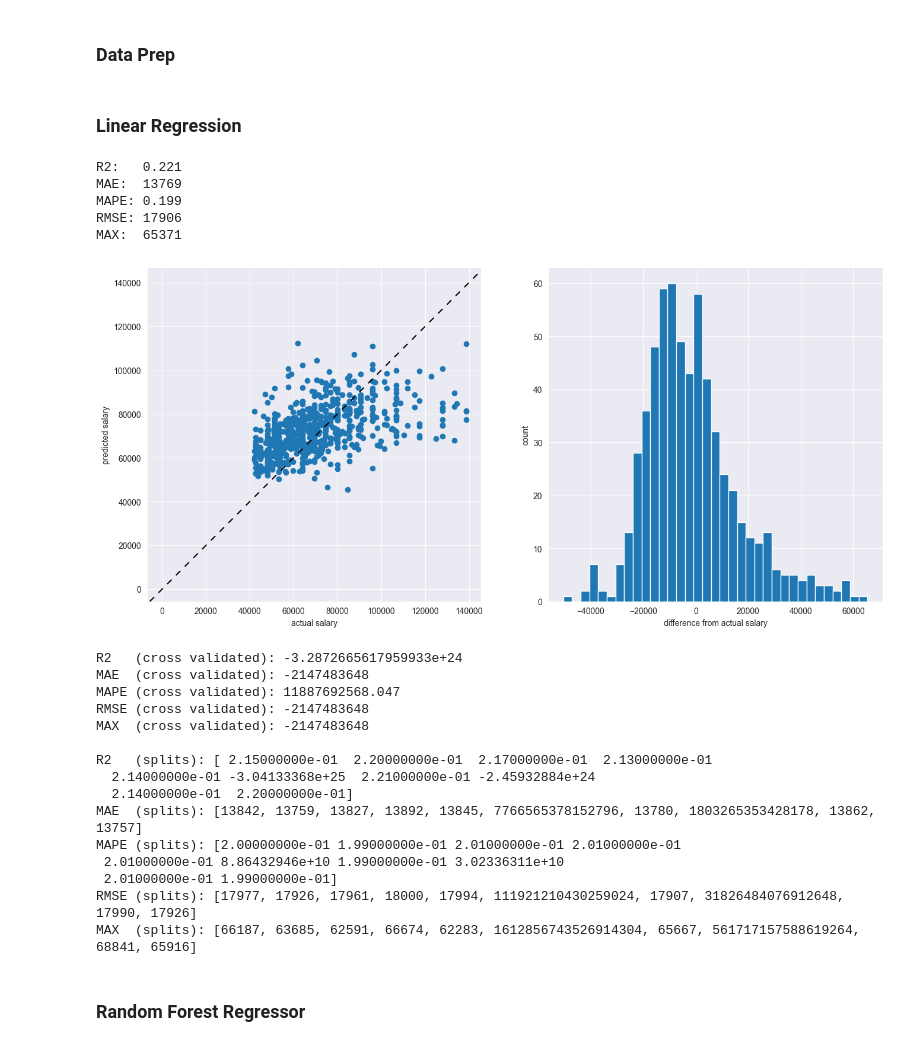
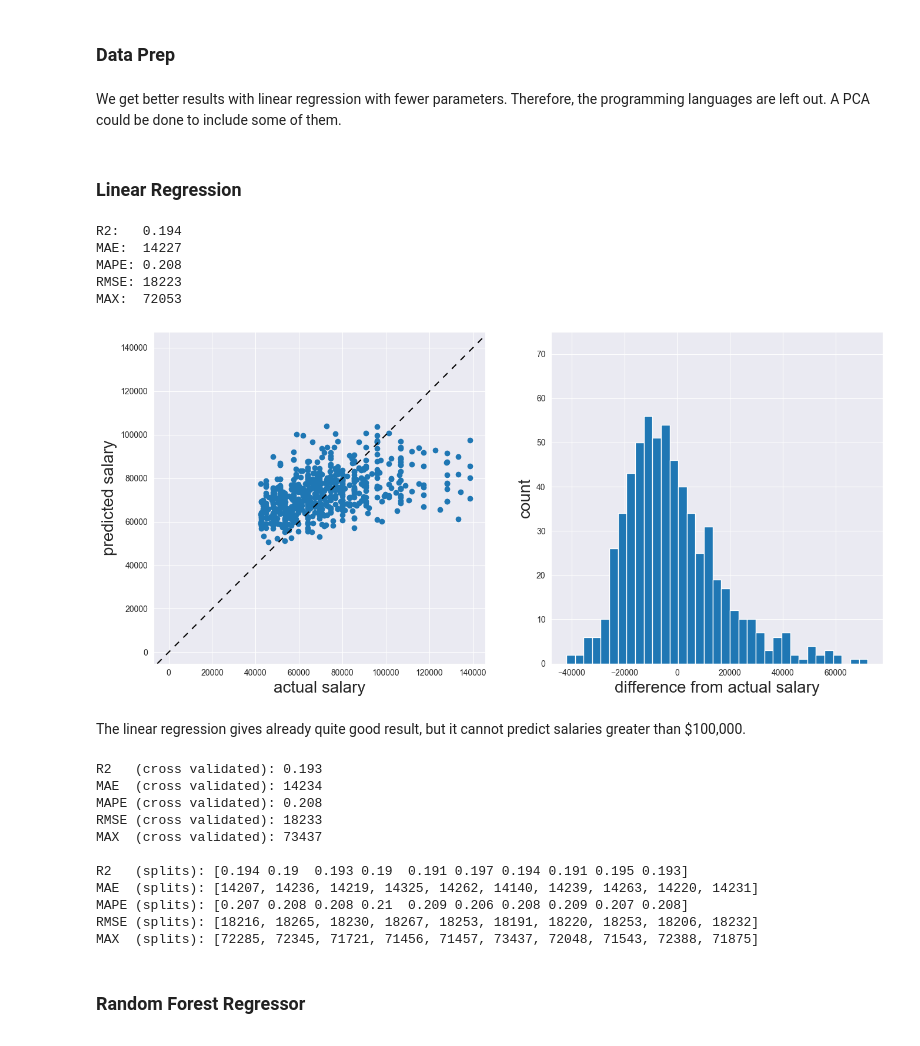
Before and after one commit to LucaF171/DataLiteracyProject, a Jupyter notebook: lin_regression.ipynb, the cells around one changed output. Saved outputs shown, nothing was run; the diff lists cells and outputs as text; code cells hidden in the pictures.

```diff
--- a/lin_regression.ipynb
+++ b/lin_regression.ipynb
@@ -42,12 +42,13 @@ def calc_scores(estimators, x_test, y_test) -> (list, list, list, list, list):
 # %% [markdown]
 ### Data Prep
 # %%
-# selected_features = ['YearsCode', 'OrgSize','Bachelor’s degree', 'Doctoral degree', 'Master’s degree','Primary school', 'Professional degree', 'Secondary school','University courses', 'in-person', 'remote']
-selected_features = ['YearsCodePro', 'OrgSize', 'Age','Bachelor’s degree', 'Doctoral degree', 'Master’s degree','Primary school', 'Professional degree', 'Secondary school','University courses', 'in-person', 'remote', 'APL', 'Assembly','Bash/Shell', 'C', 'C#', 'C++', 'COBOL', 'Clojure', 'Crystal', 'Dart','Delphi', 'Elixir', 'Erlang', 'F#', 'Fortran', 'Go', 'Groovy','HTML/CSS', 'Haskell', 'Java', 'JavaScript', 'Julia', 'Kotlin', 'LISP','Lua', 'MATLAB', 'OCaml', 'Objective-C', 'PHP', 'Perl', 'PowerShell','Python', 'R', 'Ruby', 'Rust', 'SAS', 'SQL', 'Scala', 'Solidity','Swift', 'TypeScript', 'VBA']
+selected_features = ['YearsCode', 'OrgSize', 'Age', 'Bachelor’s degree', 'Doctoral degree', 'Master’s degree','Primary school', 'Professional degree', 'Secondary school','University courses', 'in-person', 'remote']
+# selected_features = ['YearsCodePro', 'OrgSize', 'Age','Bachelor’s degree', 'Doctoral degree', 'Master’s degree','Primary school', 'Professional degree', 'Secondary school','University courses', 'in-person', 'remote', 'APL', 'Assembly','Bash/Shell', 'C', 'C#', 'C++', 'COBOL', 'Clojure', 'Crystal', 'Dart','Delphi', 'Elixir', 'Erlang', 'F#', 'Fortran', 'Go', 'Groovy','HTML/CSS', 'Haskell', 'Java', 'JavaScript', 'Julia', 'Kotlin', 'LISP','Lua', 'MATLAB', 'OCaml', 'Objective-C', 'PHP', 'Perl', 'PowerShell','Python', 'R', 'Ruby', 'Rust', 'SAS', 'SQL', 'Scala', 'Solidity','Swift', 'TypeScript', 'VBA']
 
 x = df_ger[selected_features]
 y = df_ger['Salary']
 
+# MinMax Scaler is needed that the features have the same range of values and therefore the coefficients can be interpreted
 # scaler = MinMaxScaler(feature_range=(0,1))
 scaler = StandardScaler()
 scaler.fit(x)
@@ -55,39 +56,49 @@ x = pd.DataFrame(scaler.transform(x), index=x.index, columns=x.columns)
 
 x_train, x_test, y_train, y_test = train_test_split(x, y, test_size=0.3, random_state=1000)
 folds = KFold(n_splits=10, shuffle=True, random_state=100)
+# %% [markdown]
+We get better results with linear regression with fewer parameters. Therefore, the programming languages are left out. A PCA could be done to include some of them.
 # %% [markdown]
 ### Linear Regression
 # %%
 lm = LinearRegression()
 lm.fit(x_train, y_train)
 prediction_linear = lm.predict(x_test)
 
 r2_scores, mae_scores, mape_scores, rmse_scores, max_scores = calc_scores([lm], x_test, y_test)
 print('R2:  ', np.round(np.mean(r2_scores), 3))
 print('MAE: ', np.mean(mae_scores).astype(int))
 print('MAPE:', np.round(np.mean(mape_scores), 3))
 print('RMSE:', np.mean(rmse_scores).astype(int))
 print('MAX: ', np.max(max_scores).astype(int))
 
 _, axs = plt.subplots(nrows=1, ncols=2, figsize=(16, 8))
 axs[0].scatter(x=y_test, y=prediction_linear)
 axs[0].axline((0, 0), slope=1, color="black", linestyle=(0, (5, 5)))
 axs[0].axis('square')
 axs[0].set(xlabel="actual salary", ylabel="predicted salary")
 axs[1].set(xlabel="difference from actual salary", ylabel="count")
 axs[1].hist((y_test-prediction_linear), bins=35)
+axs[1].set_ylim(ymax=75)
 
 axs[0].set_aspect(np.diff(axs[0].get_xlim())[0] / np.diff(axs[0].get_ylim())[0])
 axs[1].set_aspect(np.diff(axs[1].get_xlim())[0] / np.diff(axs[1].get_ylim())[0])
 
+axs[0].xaxis.label.set_size(20)
+axs[0].yaxis.label.set_size(20)
+axs[1].xaxis.label.set_size(20)
+axs[1].yaxis.label.set_size(20)
+
 plt.show()
 # %% [output]
-R2:   0.221
-MAE:  13769
-MAPE: 0.199
-RMSE: 17906
-MAX:  65371
+R2:   0.194
+MAE:  14227
+MAPE: 0.208
+RMSE: 18223
+MAX:  72053
-[figure, old version]
+[figure, new version]
+# %% [markdown]
+The linear regression gives already quite good result, but it cannot predict salaries greater than $100,000.
 # %%
 lm_cv = LinearRegression()
 estimators = cross_validate(lm_cv, x_train, y_train, cv=folds, return_estimator=True)['estimator']
@@ -103,21 +114,17 @@ print('MAPE (splits):', np.round(mape_scores, 3))
 print('RMSE (splits):', list(map(round, rmse_scores)))
 print('MAX  (splits):', list(map(round, max_scores)))
 # %% [output]
-R2   (cross validated): -3.2872665617959933e+24
-MAE  (cross validated): -2147483648
-MAPE (cross validated): 11887692568.047
-RMSE (cross validated): -2147483648
-MAX  (cross validated): -2147483648
+R2   (cross validated): 0.193
+MAE  (cross validated): 14234
+MAPE (cross validated): 0.208
+RMSE (cross validated): 18233
+MAX  (cross validated): 73437
 
-R2   (splits): [ 2.15000000e-01  2.20000000e-01  2.17000000e-01  2.13000000e-01
-  2.14000000e-01 -3.04133368e+25  2.21000000e-01 -2.45932884e+24
-  2.14000000e-01  2.20000000e-01]
-MAE  (splits): [13842, 13759, 13827, 13892, 13845, 7766565378152796, 13780, 1803265353428178, 13862, 13757]
-MAPE (splits): [2.00000000e-01 1.99000000e-01 2.01000000e-01 2.01000000e-01
- 2.01000000e-01 8.86432946e+10 1.99000000e-01 3.02336311e+10
- 2.01000000e-01 1.99000000e-01]
-RMSE (splits): [17977, 17926, 17961, 18000, 17994, 111921210430259024, 17907, 31826484076912648, 17990, 17926]
-MAX  (splits): [66187, 63685, 62591, 66674, 62283, 1612856743526914304, 65667, 561717157588619264, 68841, 65916]
+R2   (splits): [0.194 0.19  0.193 0.19  0.191 0.197 0.194 0.191 0.195 0.193]
+MAE  (splits): [14207, 14236, 14219, 14325, 14262, 14140, 14239, 14263, 14220, 14231]
+MAPE (splits): [0.207 0.208 0.208 0.21  0.209 0.206 0.208 0.209 0.207 0.208]
+RMSE (splits): [18216, 18265, 18230, 18267, 18253, 18191, 18220, 18253, 18206, 18232]
+MAX  (splits): [72285, 72345, 71721, 71456, 71457, 73437, 72048, 71543, 72388, 71875]
 # %% [markdown]
 ### Random Forest Regressor
 # %%
```
Also changed, not shown: parts of 10 cells of this notebook, 3 other files.
